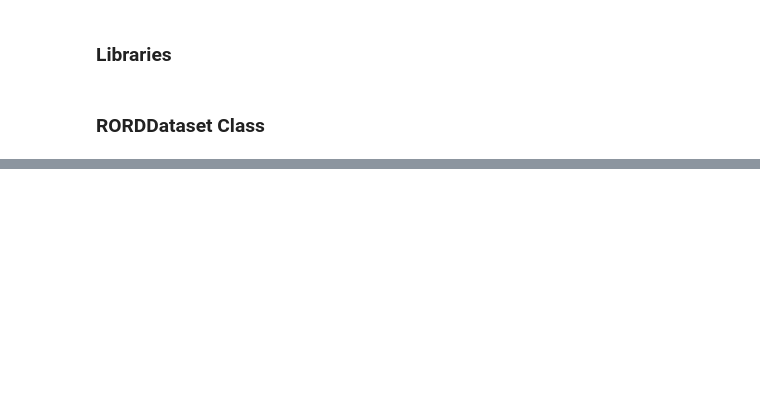
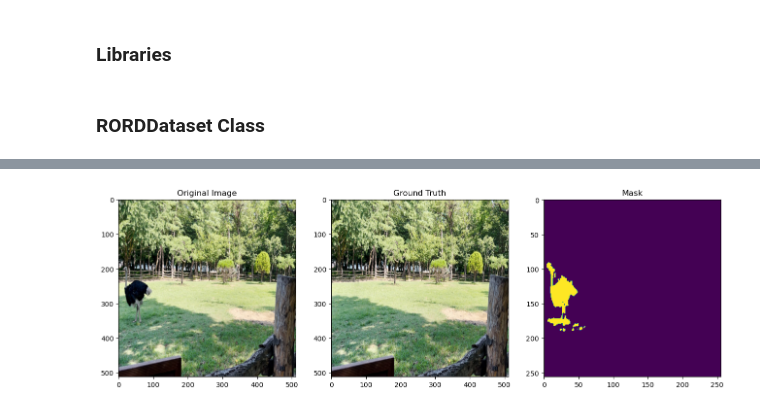
Before and after one commit to CIIC-C-T-Polytechnic-of-Leiria/InPainTor, a Jupyter notebook: notebooks/2_RORDDataset_class_test.ipynb, the cells around one changed output, grey strips where cells are left out. Saved outputs shown, nothing was run; the diff lists cells and outputs as text; code cells hidden in the pictures; blank space fills up the shorter version.

```diff
--- a/notebooks/2_RORDDataset_class_test.ipynb
+++ b/notebooks/2_RORDDataset_class_test.ipynb
@@ -110,0 +105,28 @@ Image 4 range: [0, 248], GT 4 range: [0, 248], Mask 4 range: [0.0, 255.0]
+# %%
+# initialize the dataset
+import random
+import numpy as np
+import matplotlib.pyplot as plt
+
+index = random.sample(range(len(dataset)), 1)
+sample = dataset[index[0]]
+
+image = np.array(sample['image']).transpose(1, 2, 0)
+gt = np.array(sample['gt']).transpose(1, 2, 0)
+mask = np.array(sample['mask']).transpose(1, 2, 0)
+# plot the images
+plt.figure(figsize=(16, 16))
+plt.subplot(1, 3, 1)
+plt.imshow(image)
+plt.title("Original Image")
+
+plt.subplot(1, 3, 2)
+plt.imshow(gt)
+plt.title("Ground Truth")
+
+plt.subplot(1, 3, 3)
+plt.imshow(mask / 255.0)
+plt.title("Mask")
+plt.show()
+# %% [output]
+[figure, added]
```
Also changed, not shown: parts of 5 cells of this notebook, 6 other files.
